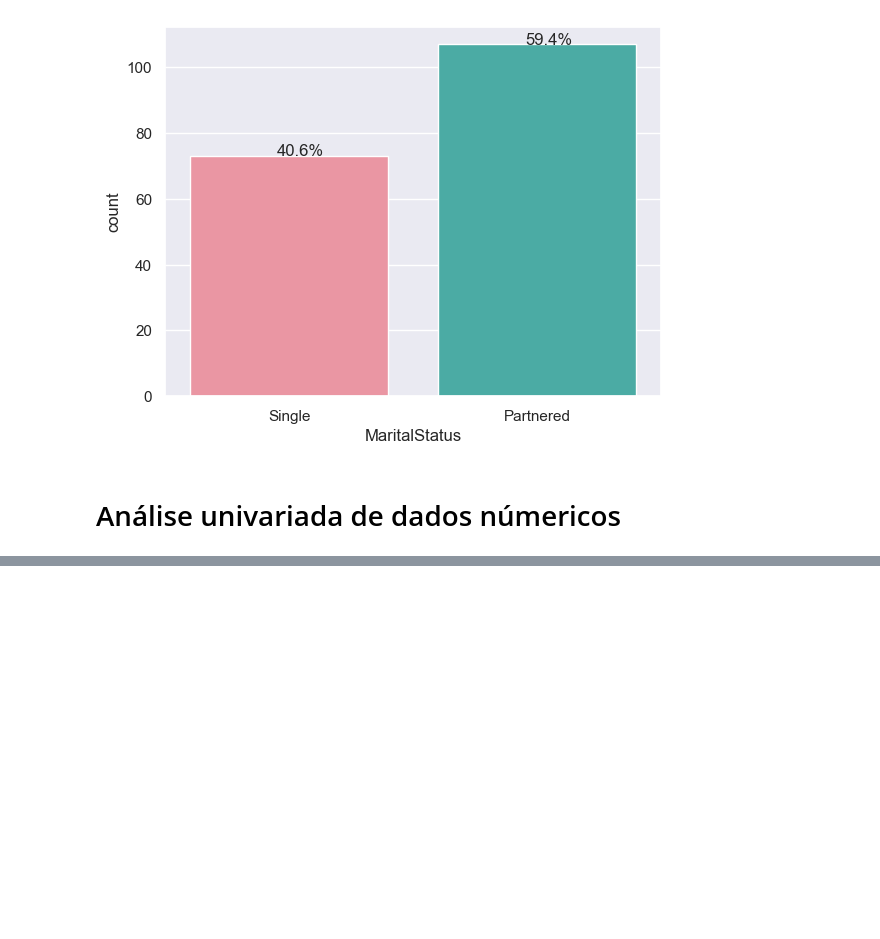
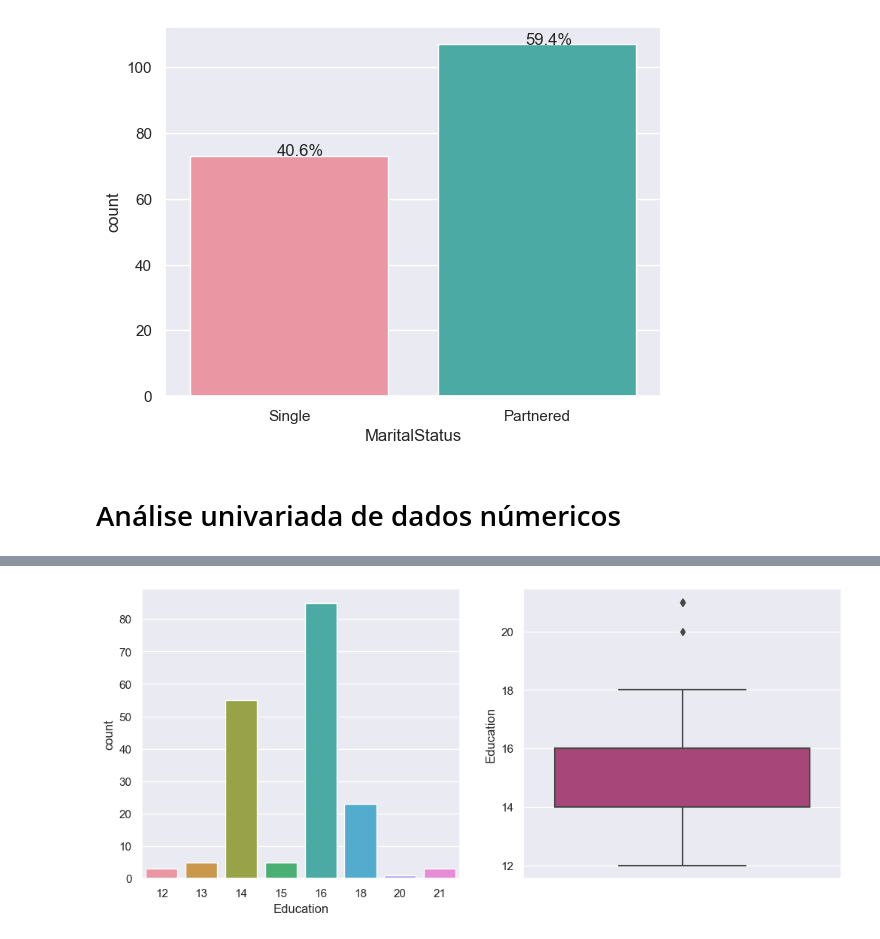
Before and after one commit to Hedriss10/Projetc-cardio, a Jupyter notebook: docs/analyzer.ipynb, the cells around one changed output, grey strips where cells are left out. Saved outputs shown, nothing was run; the diff lists cells and outputs as text; code cells hidden in the pictures; blank space fills up the shorter version.

```diff
--- a/docs/analyzer.ipynb
+++ b/docs/analyzer.ipynb
@@ -206,0 +207,10 @@ plt.show()
+# %%
+# education
+plt.figure(figsize=(12 , 5))
+plt.subplot(1,2,1)
+sns.countplot(df, x='Education')
+plt.subplot(1,2,2)
+sns.boxplot(y=df.Education)
+plt.show()
+# %% [output]
+[figure, added]
```
Also changed, not shown: parts of 8 cells of this notebook, 8 other files.
